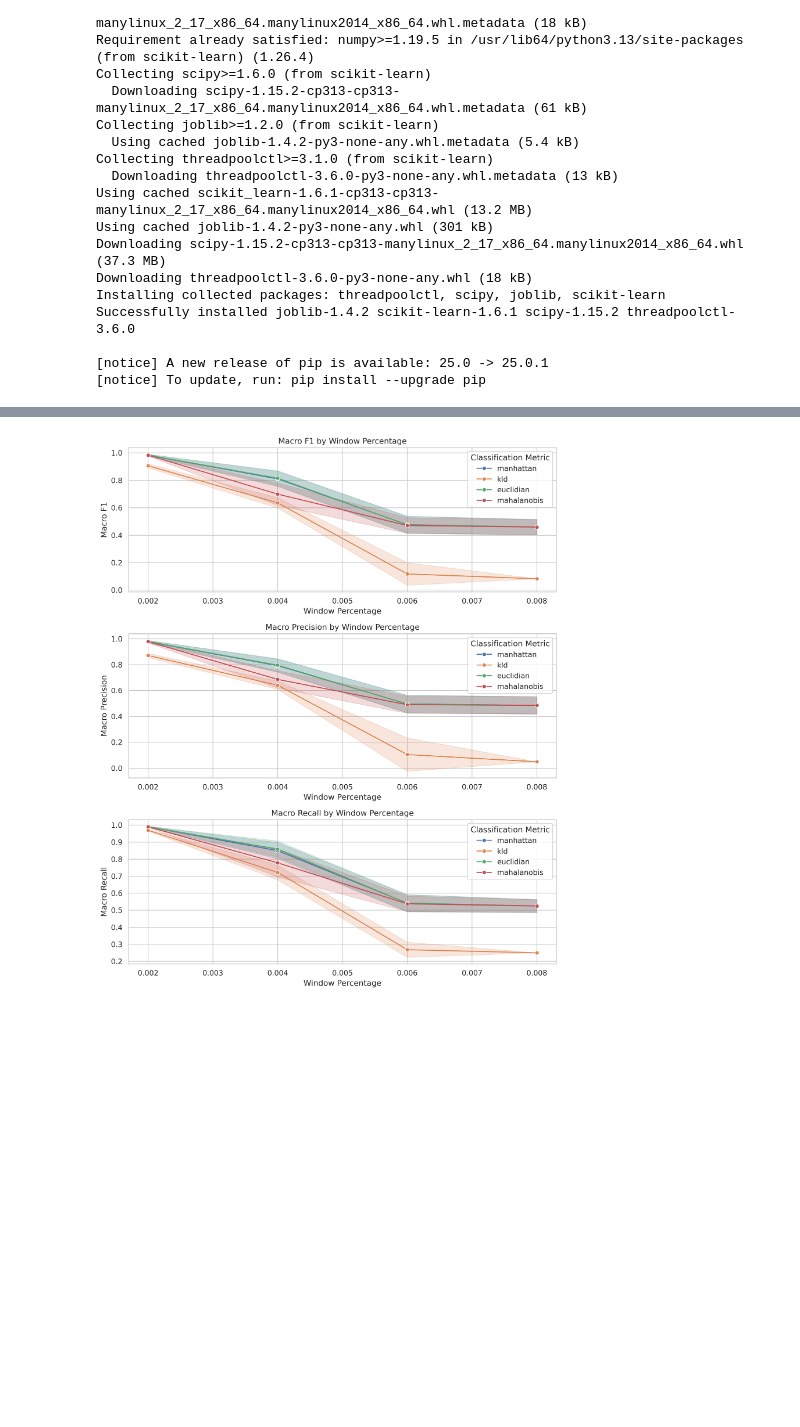
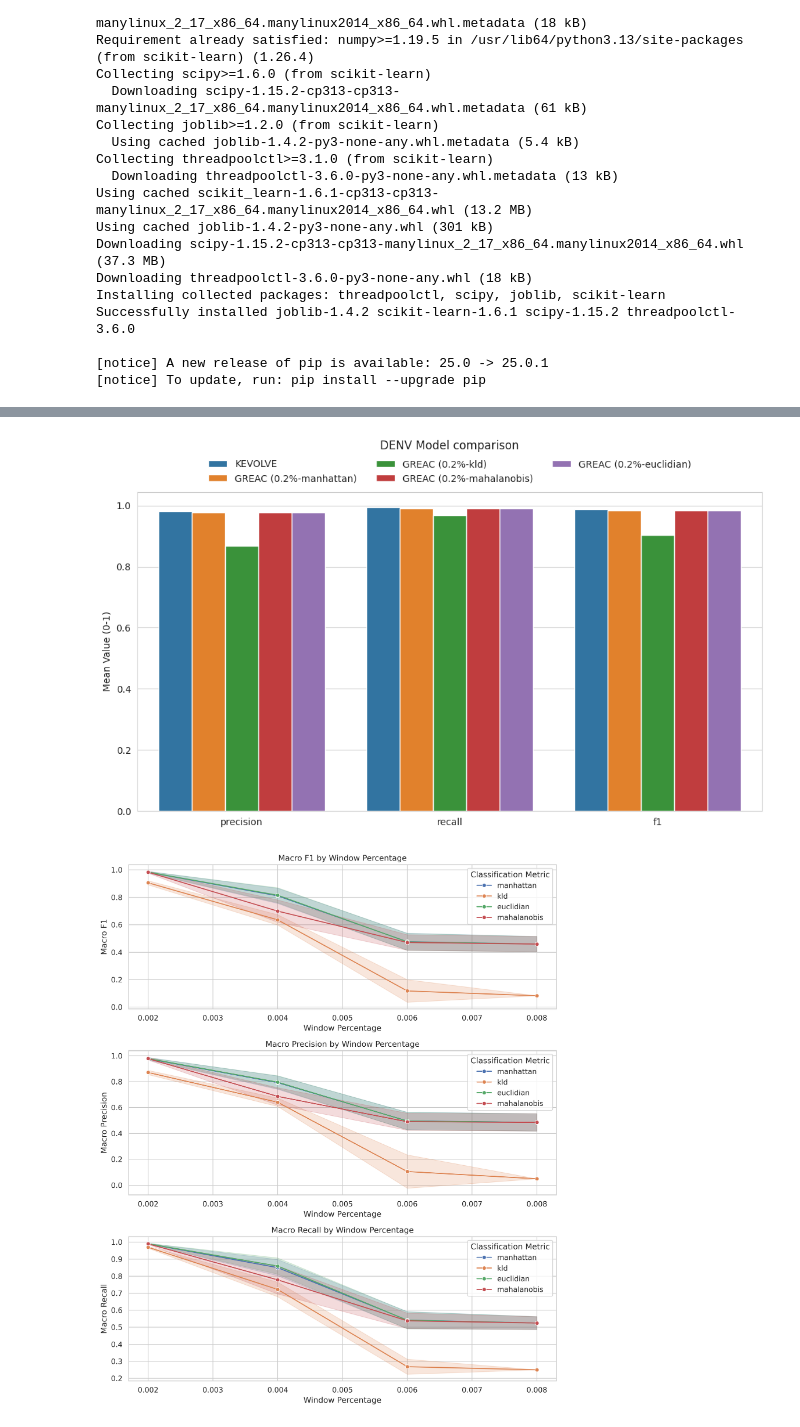
Before and after one commit to SALIPE/genomic-extractor, a Jupyter notebook: notebooks/create_figs_hiv_denv.ipynb, the cells around one changed output, grey strips where cells are left out. Cells and saved outputs as stored; diff of their text form; code cells hidden in the pictures; blank space fills up the shorter version.

```diff
--- a/notebooks/create_figs_hiv_denv.ipynb
+++ b/notebooks/create_figs_hiv_denv.ipynb
@@ -80,9 +98,12 @@ denv
 # %%
 #wndwPercent,metric,windows,kmerset,window_size,max_seq_windows,type3,type1,type4,type2,macro_f1,macro_precision,macro_recall,micro_f1,micro_precision,micro_recall
-metrics = ['windows','macro_precision', 'macro_recall', 'macro_f1', 'micro_f1']
-for metric in metrics:
-    print(f'DENV {metric}: {denv[metric].mean():.4f} ({denv[metric].std():.4f})')
-print('-------------------')
+metrics = ['macro_precision', 'macro_recall', 'macro_f1']
+
+for m in ["manhattan","kld","euclidian","mahalanobis"]:
+    dfm = denv[(denv['metric'] == m)]
+    for metric in metrics:
+        print(f'{m} {metric}: {dfm[metric].mean():.4f},{dfm[metric].std():.4f}')
+    print('-------------------')
 # for metric in metrics:
 #     print(f'HIV {metric}: {hiv[metric].mean():.4f} ({hiv[metric].std():.4f})')
 # print('-------------------')
@@ -96,3 +202,63 @@ DENV micro_f1: 0.9827 (0.0164)
+# %%
+csv_path = 'denv_resultados_comparacao_modelos.csv'
+metrics = ['precision', 'recall', 'f1']
+plot_data = []
+df = pd.read_csv(csv_path)
+for metric in metrics:
+    for idx, row in df.iterrows():
+        plot_data.append({
+            'model': row['modelo'],
+            'metric': metric,
+            'mean': row[f'{metric}_mean'],
+            'std': row[f'{metric}_std']
+        })
+
+plot_df = pd.DataFrame(plot_data)
+
+sns.set_style("whitegrid")
+modelos_unicos = plot_df['model'].unique()
+palette = {modelo: julia_plots_colors[i % len(julia_plots_colors)] for i, modelo in enumerate(modelos_unicos)}
+
+plt.figure(figsize=(10, 6))
+barplot = sns.barplot(data=plot_df, x='metric', y='mean', hue='model',
+                       palette=palette,
+                       capsize=0.1)
+
+# for container in barplot.containers:
+#     for bar in container:
+#         height = bar.get_height()
+#         # Get model and metric from plot_df
+#         idx = list(barplot.containers).index(container)
+#         bars_in_group = len(container)
+#         bar_index = list(container).index(bar)
+#         row = plot_df.iloc[bar_index + bars_in_group * idx]
+#         label = f"{row['mean']:.2f} ± {row['std']:.2f}"
+#         barplot.text(
+#             bar.get_x() + bar.get_width() / 2,
+#             height + 0.01,
+#             label,
+#             ha='center',
+#             va='bottom',
+#             fontsize=9
+#         )
+
+# Estética
+plt.title('DENV Model comparison',pad=45)
+plt.ylabel('Mean Value (0-1)')
+plt.xlabel('')
+plt.legend(title='Models (window size - measure)')
+plt.tight_layout()
+plt.legend(
+        loc="lower center",
+        bbox_to_anchor=(0.5, 1),  # just above the plotting area
+        ncol=3,
+        frameon=False
+    )
+plt.savefig('denv_metric_comparison.pdf', format="pdf")
+plt.show()
+plt.close()
+# %% [output]
+[figure, added]
 # %%
 sns.set(style="whitegrid")
 plt.rcParams['figure.dpi'] = 300
```
Also changed, not shown: parts of 7 cells of this notebook, 14 other files.
